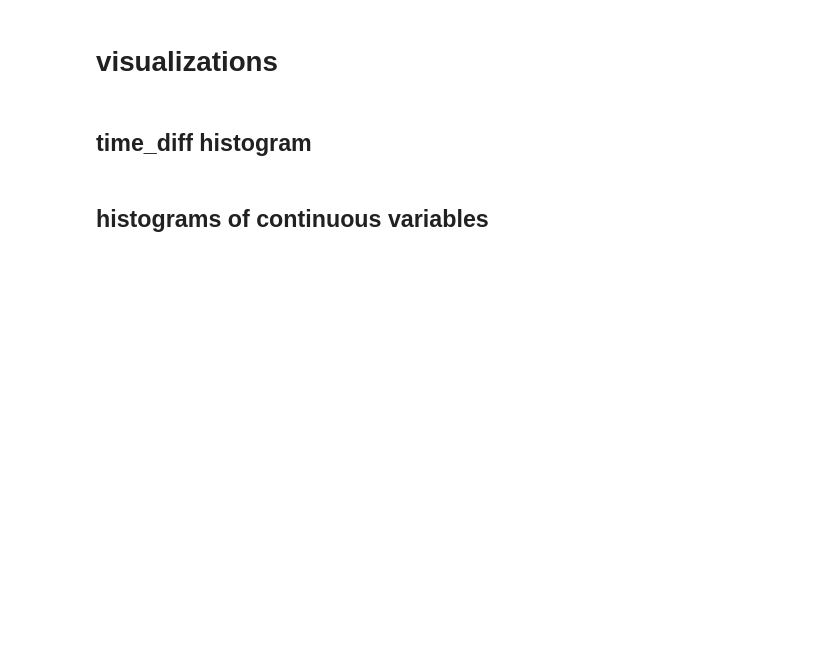
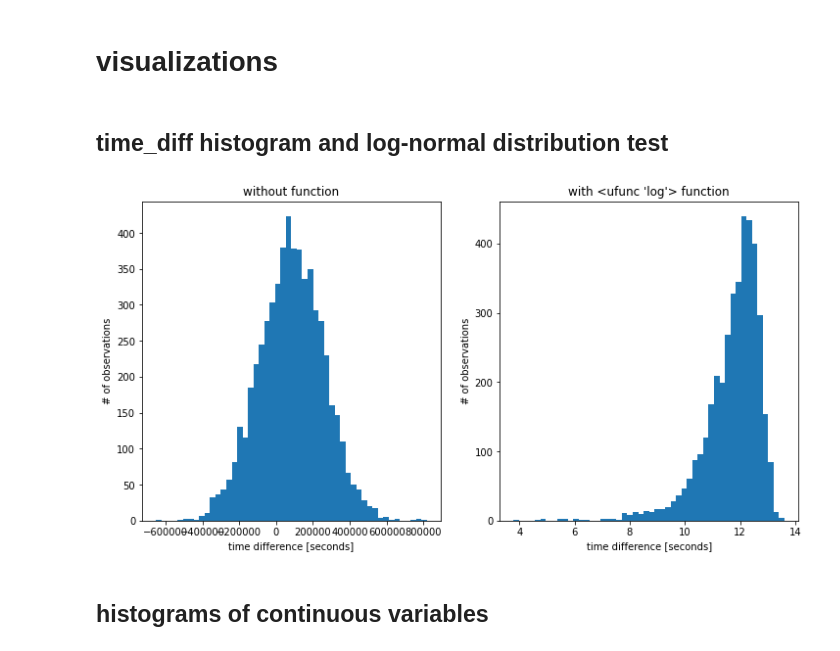
Before and after one commit to milosz-l/delivery-time, a Jupyter notebook: data_analysis.ipynb, the cells around one changed output. Saved outputs shown, nothing was run; the diff lists cells and outputs as text; code cells hidden in the pictures; blank space fills up the shorter version.

```diff
--- a/data_analysis.ipynb
+++ b/data_analysis.ipynb
@@ -49,11 +49,7 @@ deliveries_df = deliveries_df[deliveries_df["time_diff"].notna()]
 deliveries_df["time_diff"] = deliveries_df["time_diff"].apply(datetime.timedelta.total_seconds)
 
 # 6.
-deliveries_df = deliveries_df[deliveries_df["time_diff"] >= 0]
-
-
-# deliveries_df.info()
-# deliveries_df.head()
+# deliveries_df = deliveries_df[deliveries_df["time_diff"] >= 0]
 # %% [markdown]
 # join deliveries with sessions
 # %%
@@ -87,27 +74,29 @@ df = df.merge(products_df, on="product_id", how="left")
 # %% [markdown]
 # visualizations
 # %% [markdown]
-## time_diff histogram
+## time_diff histogram and log-normal distribution test
 # %%
-# fig, ax = plt.subplots(1, 2)
+fig, ax = plt.subplots(1, 2)
 
-# def plot_hist(x, num_bins=50, func=None):
-#     if func:
-#         ax[x].hist(func(df["time_diff"]), bins=num_bins)
-#         ax[x].set_title(f"with {func} function")
-#     else:
-#         ax[x].hist(df["time_diff"], bins=num_bins)
-#         ax[x].set_title(f"without function")
-#     ax[x].set_xlabel("time difference [seconds]")
-#     ax[x].set_ylabel("# of observations")
+def plot_hist(x, num_bins=50, func=None):
+    if func:
+        ax[x].hist(func(df["time_diff"]), bins=num_bins)
+        ax[x].set_title(f"with {func} function")
+    else:
+        ax[x].hist(df["time_diff"], bins=num_bins)
+        ax[x].set_title(f"without function")
+    ax[x].set_xlabel("time difference [seconds]")
+    ax[x].set_ylabel("# of observations")
 
-# plot_hist(0)
-# plot_hist(1, func=np.log)
-# # plot_hist(1, 0, func=np.log2)
-# # plot_hist(1, 1, func=np.log10)
+plot_hist(0)
+plot_hist(1, func=np.log)
+# plot_hist(1, 0, func=np.log2)
+# plot_hist(1, 1, func=np.log10)
 
-# fig.set_size_inches([12, 6])
-# plt.show()
+fig.set_size_inches([12, 6])
+plt.show()
+# %% [output]
+[figure, added]
 # %% [markdown]
 ## histograms of continuous variables
 # %%
```
Also changed, not shown: parts of 23 cells of this notebook.
